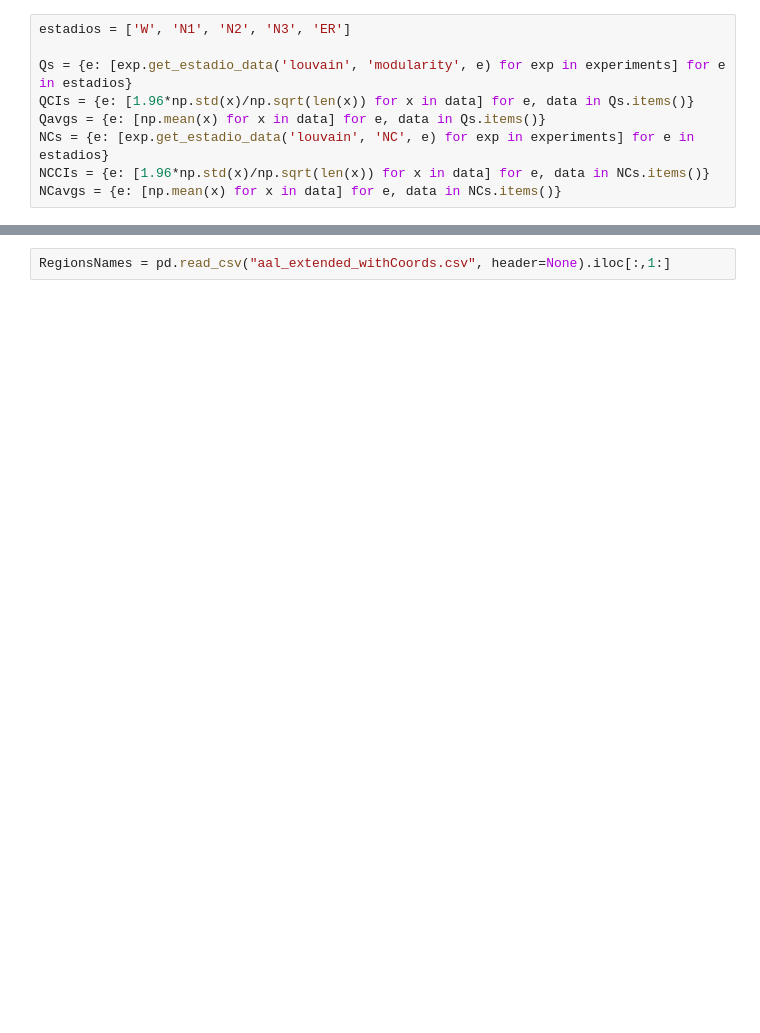
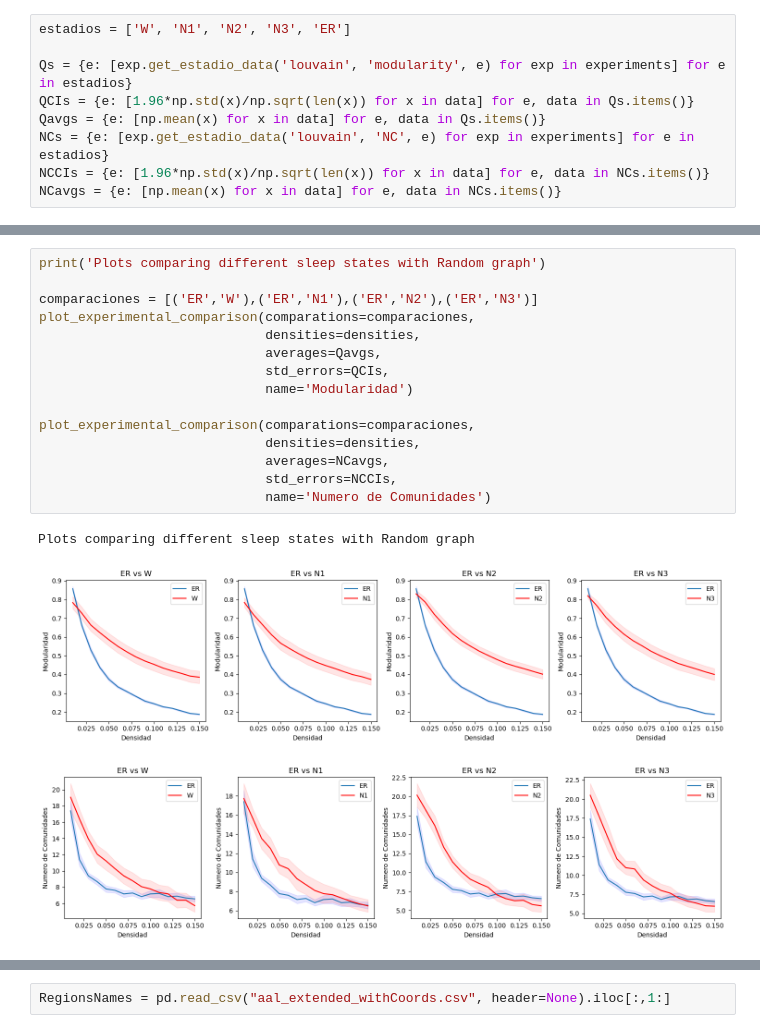
Before and after one commit to Nesterov-iurii/DMCyT, a Jupyter notebook: TP2.ipynb, the cells around one changed output, grey strips where cells are left out. Saved outputs shown, nothing was run; the diff lists cells and outputs as text; blank space fills up the shorter version.

```diff
--- a/TP2.ipynb
+++ b/TP2.ipynb
@@ -321,0 +239,19 @@ W vs N3: Ttest_indResult(statistic=0.07779604936735557, pvalue=0.938551752881297
+# %%
+print('Plots comparing different sleep states with Random graph')
+
+comparaciones = [('ER','W'),('ER','N1'),('ER','N2'),('ER','N3')]
+plot_experimental_comparison(comparations=comparaciones,
+                             densities=densities,
+                             averages=Qavgs,
+                             std_errors=QCIs,
+                             name='Modularidad')
+
+plot_experimental_comparison(comparations=comparaciones,
+                             densities=densities,
+                             averages=NCavgs,
+                             std_errors=NCCIs,
+                             name='Numero de Comunidades')
+# %% [output]
+Plots comparing different sleep states with Random graph
+[figure, added]
+[figure, added]
```
Also changed, not shown: parts of 44 cells of this notebook.
